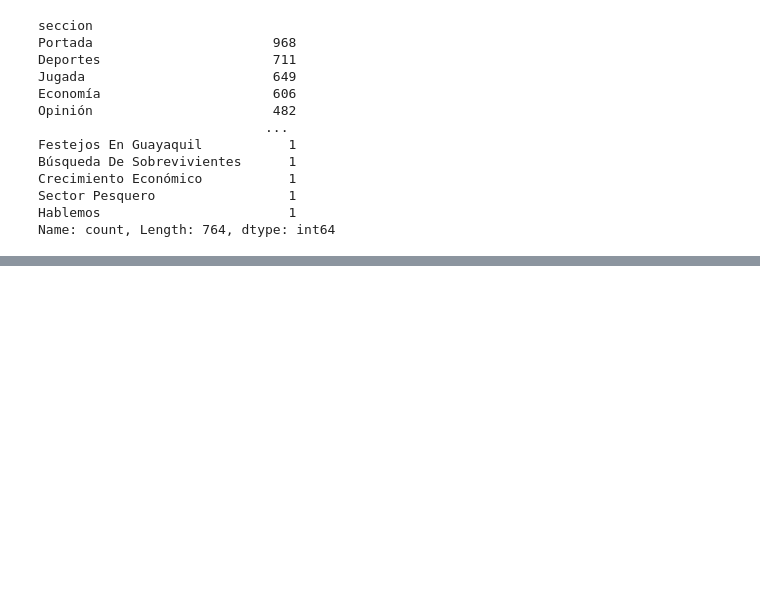
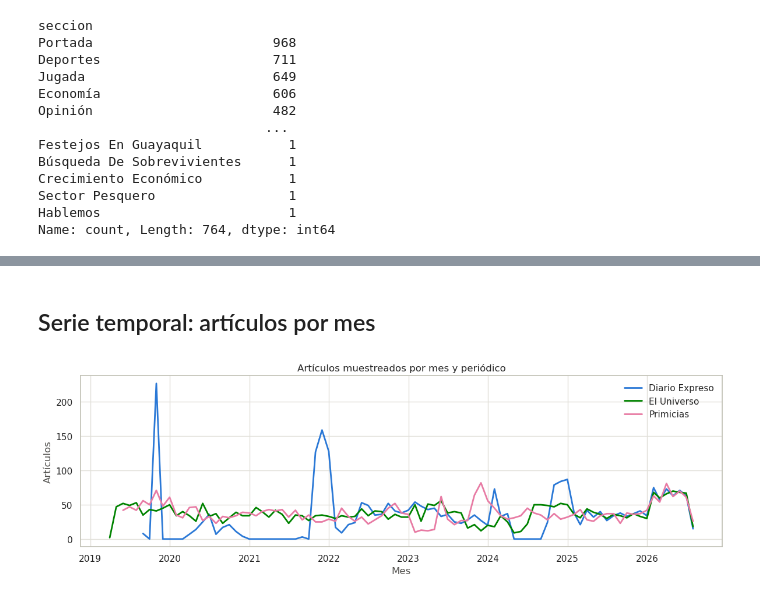
Before and after one commit to Pablouski7/clustering_n_rag_u_index, a Jupyter notebook: notebooks/eda.ipynb, the cells around one changed output, grey strips where cells are left out. Saved outputs shown, nothing was run; the diff lists cells and outputs as text; code cells hidden in the pictures; blank space fills up the shorter version.

```diff
--- a/notebooks/eda.ipynb
+++ b/notebooks/eda.ipynb
@@ -82,0 +241,18 @@ def norm_text(text):
+# %% [markdown]
+## Serie temporal: artículos por mes
+# %%
+mensual = (data.set_index("fecha").groupby("nombre_periodico")
+           .resample("ME")["id_articulo"].count().rename("articulos").reset_index())
+
+fig, ax = plt.subplots(figsize=(12, 4))
+for periodico, color in zip(orden_per, PALETA):
+    serie = mensual[mensual["nombre_periodico"] == periodico]
+    ax.plot(serie["fecha"], serie["articulos"], color=color, linewidth=2, label=periodico)
+ax.set_xlabel("Mes")
+ax.set_ylabel("Artículos")
+ax.set_title("Artículos muestreados por mes y periódico")
+ax.legend(frameon=False)
+plt.tight_layout()
+plt.show()
+# %% [output]
+[figure, added]
```
Also changed, not shown: parts of 34 cells of this notebook.
